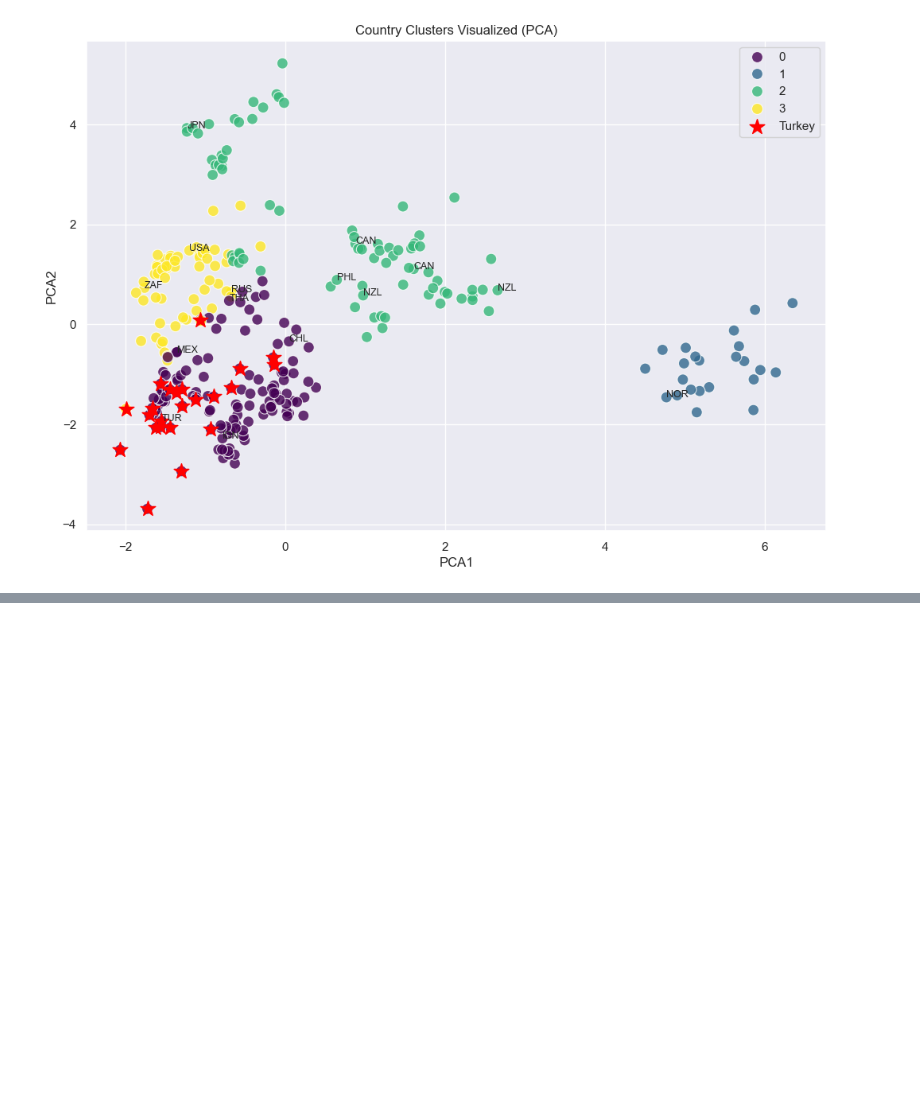
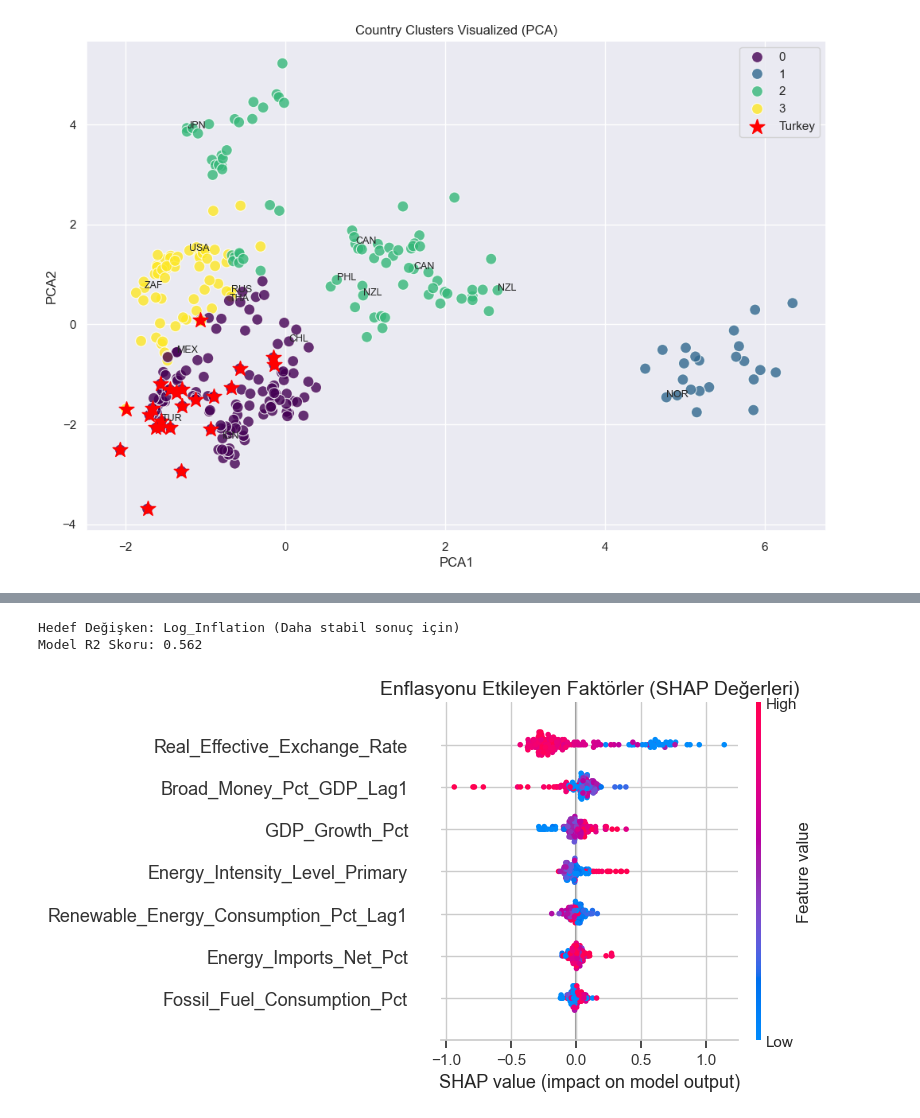
Before and after one commit to twopersie11/green-trap, a Jupyter notebook: green_trap_analysis/notebooks/analysis.ipynb, the cells around one changed output, grey strips where cells are left out. Saved outputs shown, nothing was run; the diff lists cells and outputs as text; code cells hidden in the pictures; blank space fills up the shorter version.

```diff
--- a/green_trap_analysis/notebooks/analysis.ipynb
+++ b/green_trap_analysis/notebooks/analysis.ipynb
@@ -373,0 +448,56 @@ KeyError: 'Year'
+# %%
+# --- HÜCRE 4: Enflasyon Tahmin Modeli ve SHAP Analizi ---
+
+# Hedef Değişken ve Öznitelikler
+target = 'CPI_Inflation' # Log alınmış hali varsa 'Log_Inflation' kullanmak daha iyidir
+if 'Log_Inflation' in df.columns:
+    target = 'Log_Inflation'
+    print("Hedef Değişken: Log_Inflation (Daha stabil sonuç için)")
+
+# Gecikmeli değişkenleri (Lag1) kullanarak nedenselliği yakalamaya çalışıyoruz
+features_model = [
+    'Renewable_Energy_Consumption_Pct_Lag1', # t-1'deki Yeşil Enerji
+    'Fossil_Fuel_Consumption_Pct',
+    'Energy_Imports_Net_Pct',                # Dışa bağımlılık
+    'Broad_Money_Pct_GDP_Lag1',              # Parasal genişleme (t-1)
+    'Real_Effective_Exchange_Rate',          # Kur etkisi
+    'Energy_Intensity_Level_Primary',        # Verimsizlik
+    'GDP_Growth_Pct'
+]
+
+# Mevcut olan sütunları seç (Eksik veri varsa hata almamak için)
+valid_features = [f for f in features_model if f in df.columns]
+model_data = df.dropna(subset=valid_features + [target])
+
+X = model_data[valid_features]
+y = model_data[target]
+
+# Eğitim/Test Ayrımı
+X_train, X_test, y_train, y_test = train_test_split(X, y, test_size=0.2, random_state=42)
+
+# Random Forest Modeli
+rf_model = RandomForestRegressor(n_estimators=200, max_depth=10, random_state=42)
+rf_model.fit(X_train, y_train)
+
+# Model Performansı
+y_pred = rf_model.predict(X_test)
+print(f"Model R2 Skoru: {r2_score(y_test, y_pred):.3f}")
+
+# --- SHAP Analizi ---
+# SHAP bize değişkenin sadece önemini değil, YÖNÜNÜ de gösterir.
+explainer = shap.TreeExplainer(rf_model)
+shap_values = explainer.shap_values(X_test)
+
+plt.figure(figsize=(10, 6))
+shap.summary_plot(shap_values, X_test, show=False)
+plt.title(f"Enflasyonu Etkileyen Faktörler (SHAP Değerleri)", fontsize=14)
+plt.show()
+
+# Yorum:
+# - Kırmızı noktalar (Yüksek değer) sağ taraftaysa -> Enflasyonu artırıyor.
+# - Kırmızı noktalar sol taraftaysa -> Enflasyonu düşürüyor.
+# - Eğer 'Renewable_Energy' kırmızısı sağdaysa -> Greenflation hipotezi desteklenir.
+# %% [output]
+Hedef Değişken: Log_Inflation (Daha stabil sonuç için)
+Model R2 Skoru: 0.562
+[figure, added]
```
Also changed, not shown: parts of 14 cells of this notebook, 4 other files.
